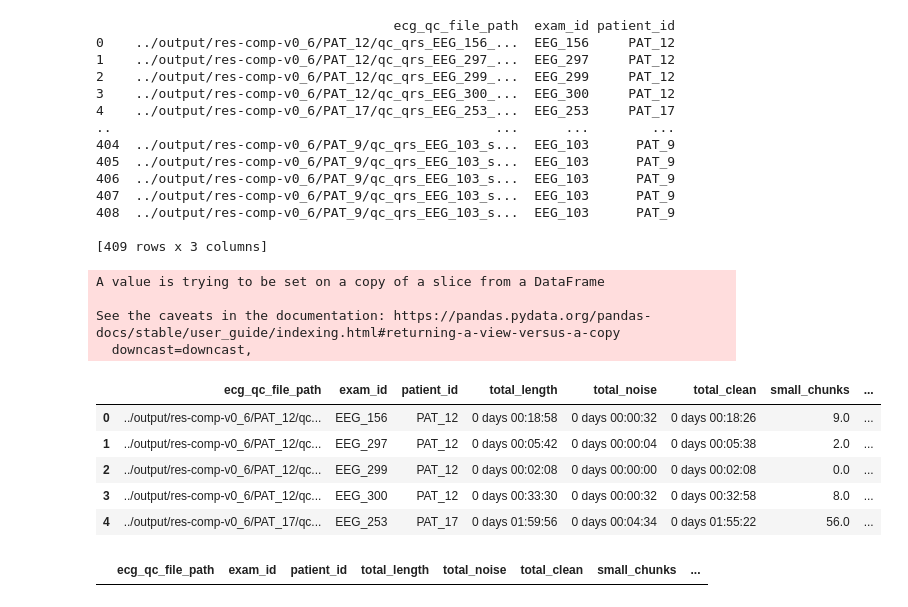
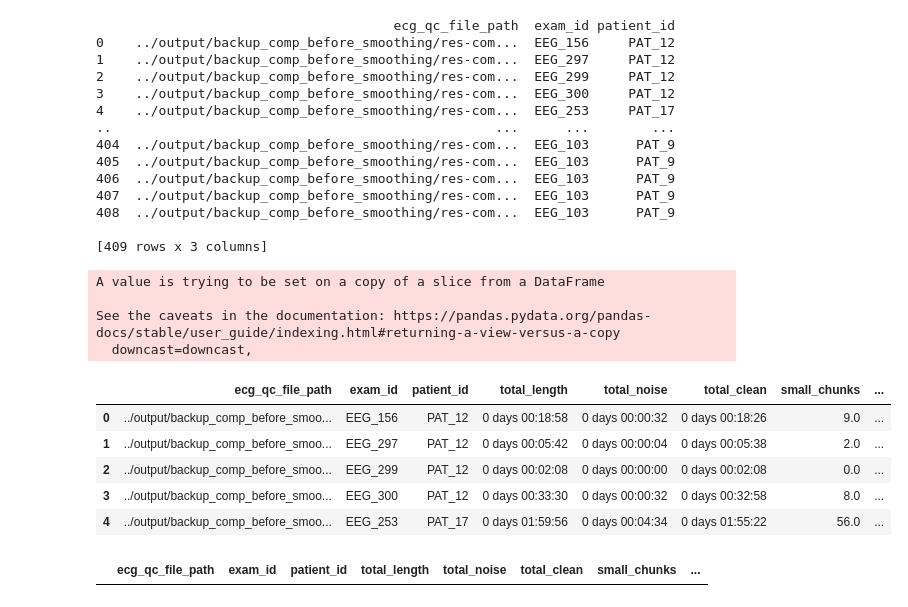
Before and after one commit to Aura-healthcare/seizure_detection_pipeline, a Jupyter notebook: files/Statistics qrs_comp_before_smoothing.ipynb, the cells around one changed output. Saved outputs shown, nothing was run; the diff lists cells and outputs as text; code cells hidden in the pictures.

```diff
--- a/files/Statistics qrs_comp.ipynb
+++ b/files/Statistics qrs_comp_before_smoothing.ipynb
@@ -14,7 +14,7 @@ DATASET_EXAM_PATTERN = r"[E][E][G][_][0-9]*"
 ANNOTATION_FILE_PATTERN = "*.tse_bi"
 # %%
 df = create_df_from_file_pattern(
-    data_folder_path='../output/res-comp-v0_6',
+    data_folder_path='../output/backup_comp_before_smoothing/res-comp-v0_6',
     file_pattern=ANNOTATION_FILE_PATTERN,
     file_label='ecg_qc',
     patient_pattern=DATASET_PATIENT_PATTERN,
@@ -22,17 +22,17 @@ df = create_df_from_file_pattern(
 print(df)
 # %% [output]
                                       ecg_qc_file_path  exam_id patient_id
-0    ../output/res-comp-v0_6/PAT_12/qc_qrs_EEG_156_...  EEG_156     PAT_12
-1    ../output/res-comp-v0_6/PAT_12/qc_qrs_EEG_297_...  EEG_297     PAT_12
-2    ../output/res-comp-v0_6/PAT_12/qc_qrs_EEG_299_...  EEG_299     PAT_12
-3    ../output/res-comp-v0_6/PAT_12/qc_qrs_EEG_300_...  EEG_300     PAT_12
-4    ../output/res-comp-v0_6/PAT_17/qc_qrs_EEG_253_...  EEG_253     PAT_17
+0    ../output/backup_comp_before_smoothing/res-com...  EEG_156     PAT_12
+1    ../output/backup_comp_before_smoothing/res-com...  EEG_297     PAT_12
+2    ../output/backup_comp_before_smoothing/res-com...  EEG_299     PAT_12
+3    ../output/backup_comp_before_smoothing/res-com...  EEG_300     PAT_12
+4    ../output/backup_comp_before_smoothing/res-com...  EEG_253     PAT_17
 ..                                                 ...      ...        ...
-404  ../output/res-comp-v0_6/PAT_9/qc_qrs_EEG_103_s...  EEG_103      PAT_9
-405  ../output/res-comp-v0_6/PAT_9/qc_qrs_EEG_103_s...  EEG_103      PAT_9
-406  ../output/res-comp-v0_6/PAT_9/qc_qrs_EEG_103_s...  EEG_103      PAT_9
-407  ../output/res-comp-v0_6/PAT_9/qc_qrs_EEG_103_s...  EEG_103      PAT_9
-408  ../output/res-comp-v0_6/PAT_9/qc_qrs_EEG_103_s...  EEG_103      PAT_9
+404  ../output/backup_comp_before_smoothing/res-com...  EEG_103      PAT_9
+405  ../output/backup_comp_before_smoothing/res-com...  EEG_103      PAT_9
+406  ../output/backup_comp_before_smoothing/res-com...  EEG_103      PAT_9
+407  ../output/backup_comp_before_smoothing/res-com...  EEG_103      PAT_9
+408  ../output/backup_comp_before_smoothing/res-com...  EEG_103      PAT_9
 
 [409 rows x 3 columns]
 # %%
@@ -44,38 +44,42 @@ def compute_stats_files(tse_bi_file):
     total_noise = df[df['annotation'] == 'noisy']['length'].sum()
     total_clean = df[df['annotation'] == 'clean']['length'].sum()
     small_chunks = df[(df['annotation'] == 'noisy') & (df['length'].dt.seconds <= 4)].shape[0]
+    big_chunks = df[(df['annotation'] == 'noisy') & (df['length'].dt.seconds >= 4)].shape[0]
+    very_big_chunks = df[(df['annotation'] == 'noisy') & (df['length'].dt.seconds >= 8)].shape[0]
     # df[['ratio_clean', 'small_chunks']].fillna(0)
     if str(total_noise) == "NaT":
         total_noise = pd.Timedelta(seconds=0)
     if str(total_clean) == "NaT":
         total_clean = pd.Timedelta(seconds=0)
 
-    return total_length, total_noise, total_clean, small_chunks
+    return total_length, total_noise, total_clean, small_chunks, big_chunks, very_big_chunks
 # %%
 for i in df.index:
-    total_length, total_noise, total_clean, small_chunks = compute_stats_files(df.loc[i, 'ecg_qc_file_path'])
+    total_length, total_noise, total_clean, small_chunks, big_chunks, very_big_chunks = compute_stats_files(df.loc[i, 'ecg_qc_file_path'])
     df.loc[i, 'total_length'] = total_length
     df.loc[i, 'total_noise'] = total_noise
     df.loc[i, 'total_clean'] = total_clean
     df.loc[i, 'small_chunks'] = small_chunks
+    df.loc[i, 'big_chunks'] = big_chunks
+    df.loc[i, 'very_big_chunks'] = very_big_chunks
 
 
 df[['total_length', 'total_noise', 'total_clean']].fillna(pd.Timedelta(seconds=0), inplace=True)
 df['ratio_clean'] = df['total_clean'] / df['total_length']
 df['ratio_small_chunks'] = df['small_chunks']*4 / df['total_length'].dt.seconds
 
 df.head()
 # %% [output]
 A value is trying to be set on a copy of a slice from a DataFrame
 
 See the caveats in the documentation: https://pandas.pydata.org/pandas-docs/stable/user_guide/indexing.html#returning-a-view-versus-a-copy
   downcast=downcast,
 |  | ecg_qc_file_path | exam_id | patient_id | total_length | total_noise | total_clean | small_chunks | ... |
-| 0 | ../output/res-comp-v0_6/PAT_12/qc... | EEG_156 | PAT_12 | 0 days 00:18:58 | 0 days 00:00:32 | 0 days 00:18:26 | 9.0 | ... |
-| 1 | ../output/res-comp-v0_6/PAT_12/qc... | EEG_297 | PAT_12 | 0 days 00:05:42 | 0 days 00:00:04 | 0 days 00:05:38 | 2.0 | ... |
-| 2 | ../output/res-comp-v0_6/PAT_12/qc... | EEG_299 | PAT_12 | 0 days 00:02:08 | 0 days 00:00:00 | 0 days 00:02:08 | 0.0 | ... |
-| 3 | ../output/res-comp-v0_6/PAT_12/qc... | EEG_300 | PAT_12 | 0 days 00:33:30 | 0 days 00:00:32 | 0 days 00:32:58 | 8.0 | ... |
-| 4 | ../output/res-comp-v0_6/PAT_17/qc... | EEG_253 | PAT_17 | 0 days 01:59:56 | 0 days 00:04:34 | 0 days 01:55:22 | 56.0 | ... |
+| 0 | ../output/backup_comp_before_smoo... | EEG_156 | PAT_12 | 0 days 00:18:58 | 0 days 00:00:32 | 0 days 00:18:26 | 9.0 | ... |
+| 1 | ../output/backup_comp_before_smoo... | EEG_297 | PAT_12 | 0 days 00:05:42 | 0 days 00:00:04 | 0 days 00:05:38 | 2.0 | ... |
+| 2 | ../output/backup_comp_before_smoo... | EEG_299 | PAT_12 | 0 days 00:02:08 | 0 days 00:00:00 | 0 days 00:02:08 | 0.0 | ... |
+| 3 | ../output/backup_comp_before_smoo... | EEG_300 | PAT_12 | 0 days 00:33:30 | 0 days 00:00:32 | 0 days 00:32:58 | 8.0 | ... |
+| 4 | ../output/backup_comp_before_smoo... | EEG_253 | PAT_17 | 0 days 01:59:56 | 0 days 00:04:34 | 0 days 01:55:22 | 56.0 | ... |
 # %%
 df[df['ratio_clean'].isna()]
 # %% [output]
```
Also changed, not shown: parts of 4 cells of this notebook, 1 other file.
